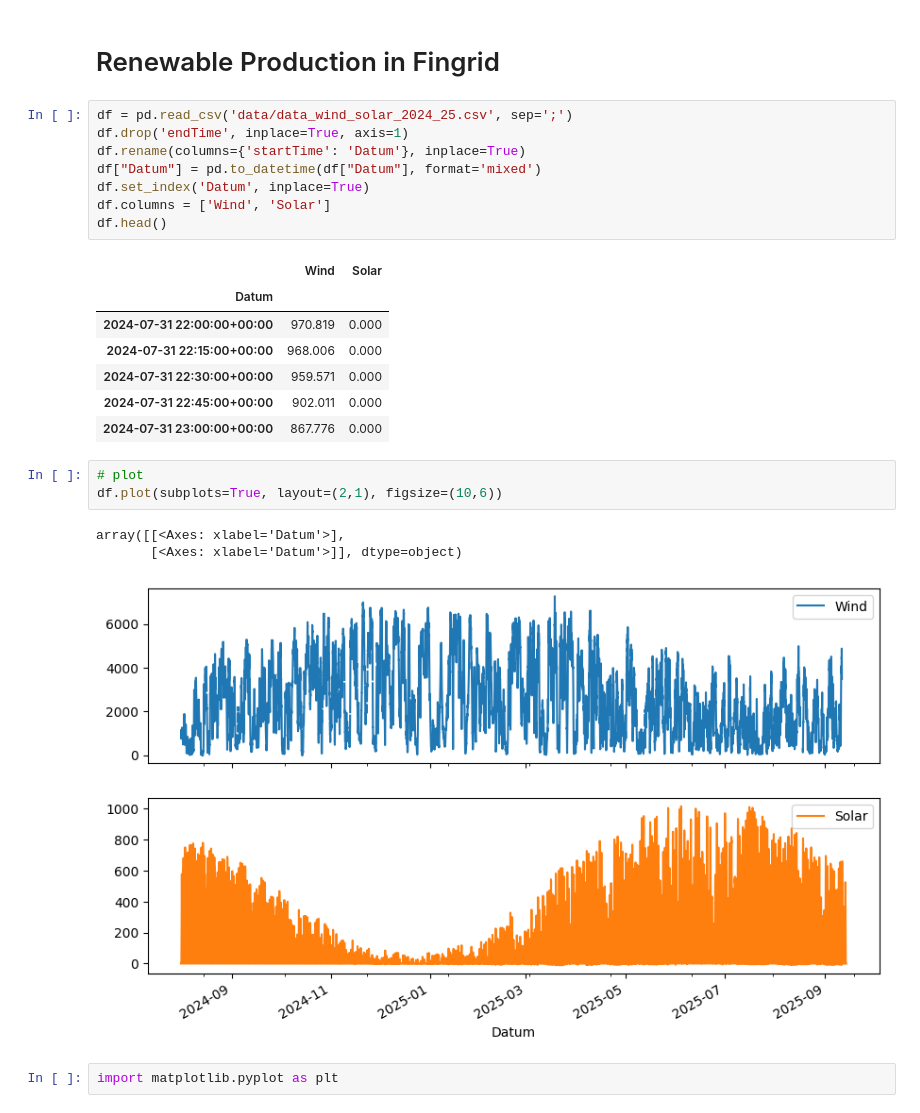
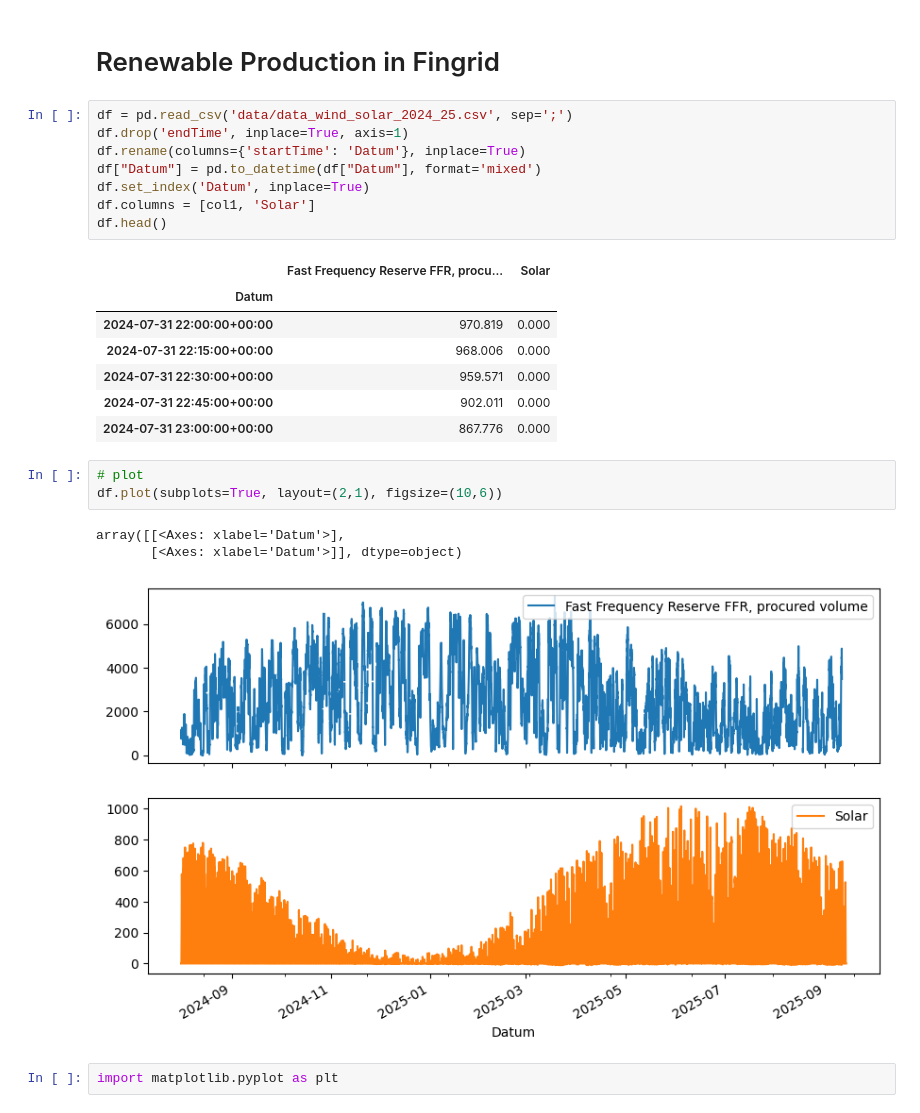
Before and after one commit to cvonholly/dvpp_reward_mechanism, a Jupyter notebook: data_analysis.ipynb, the cells around one changed output. Drawn from its saved outputs; the diff is of its cells as text.

```diff
--- a/data_analysis.ipynb
+++ b/data_analysis.ipynb
@@ -153,13 +153,13 @@ df_fcrd.describe()
 # %%
 df = pd.read_csv('data/data_wind_solar_2024_25.csv', sep=';')
 df.drop('endTime', inplace=True, axis=1)
 df.rename(columns={'startTime': 'Datum'}, inplace=True)
 df["Datum"] = pd.to_datetime(df["Datum"], format='mixed')
 df.set_index('Datum', inplace=True)
-df.columns = ['Wind', 'Solar']
+df.columns = [col1, 'Solar']
 df.head()
 # %% [output]
-|  | Wind | Solar |
+|  | Fast Frequency Reserve FFR, procu... | Solar |
 | Datum |  |  |
 | 2024-07-31 22:00:00+00:00 | 970.819 | 0.000 |
 | 2024-07-31 22:15:00+00:00 | 968.006 | 0.000 |
@@ -172,7 +172,7 @@ df.plot(subplots=True, layout=(2,1), figsize=(10,6))
 # %% [output]
 array([[<Axes: xlabel='Datum'>],
        [<Axes: xlabel='Datum'>]], dtype=object)
-[figure, old version]
+[figure, new version]
 # %%
 import matplotlib.pyplot as plt
 # %%
```
Also changed, not shown: parts of 8 cells of this notebook.
